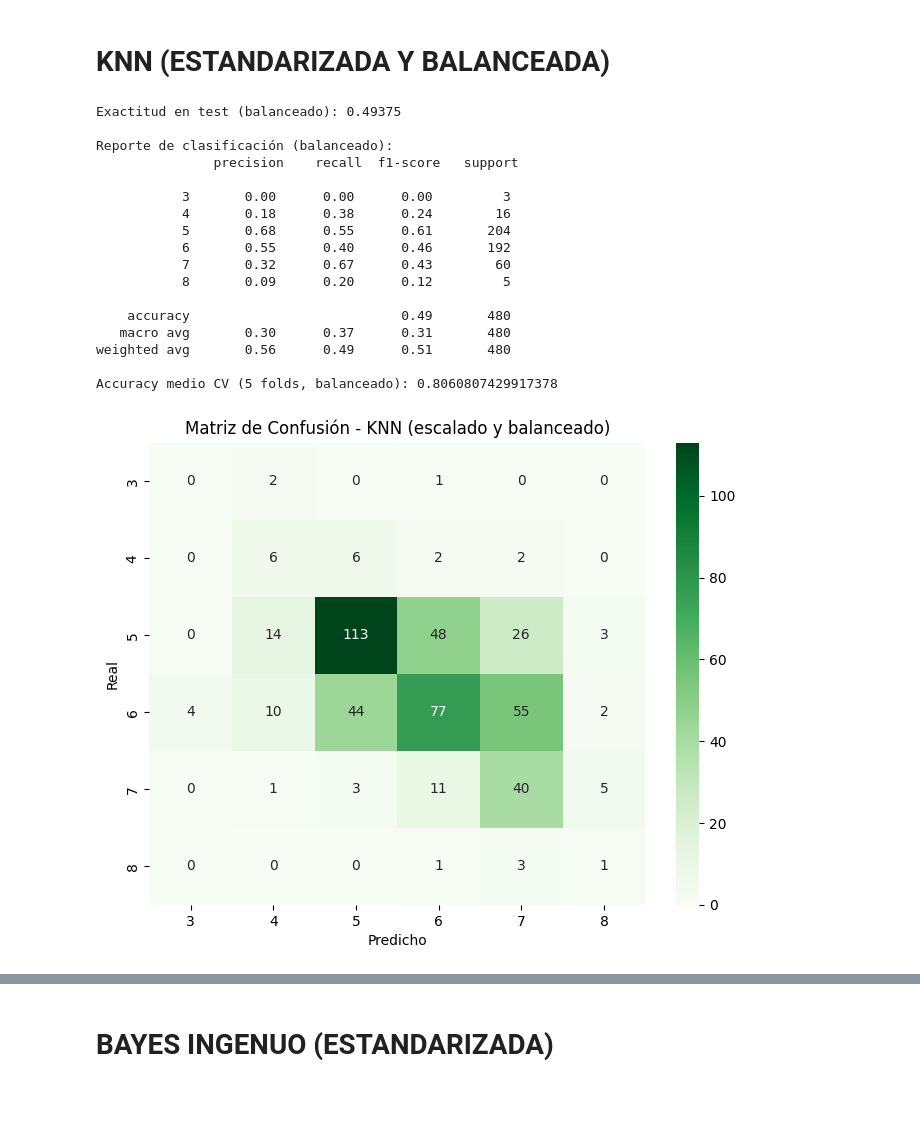
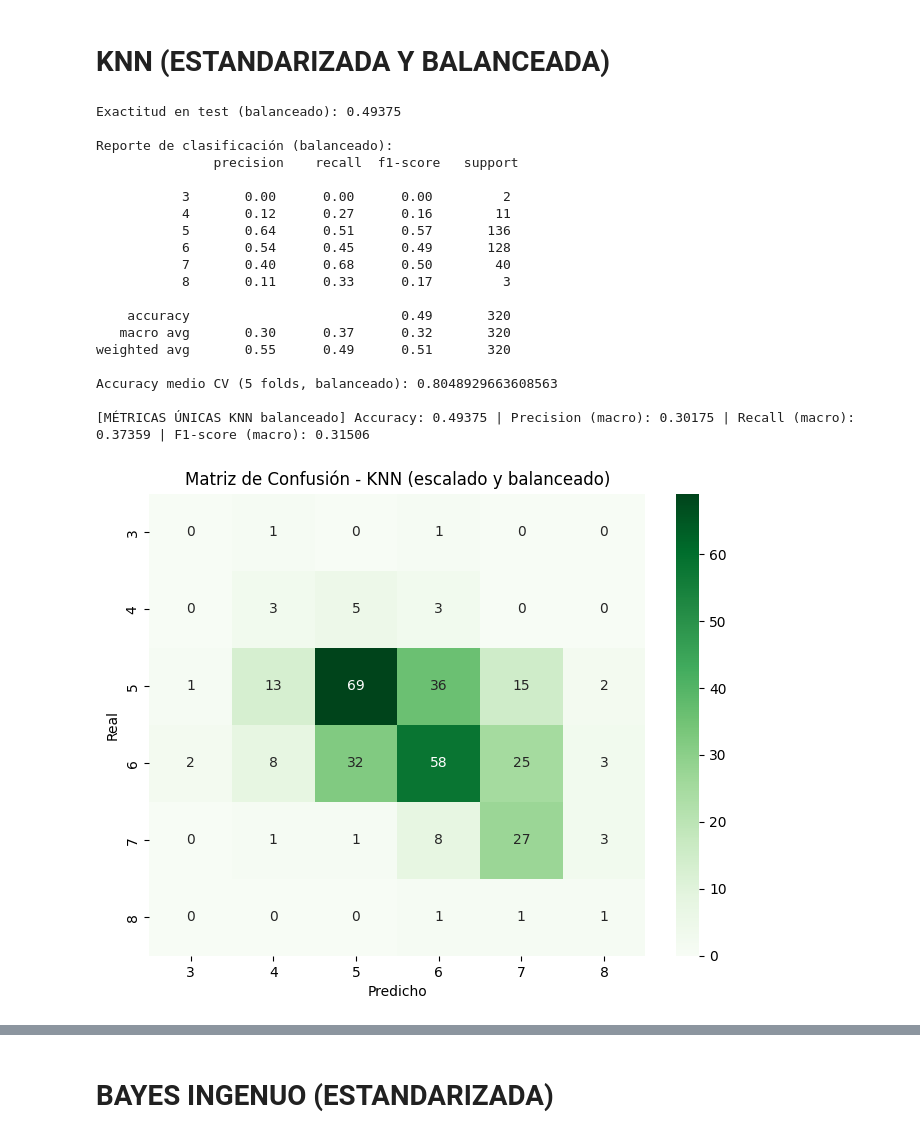
Before and after one commit to matycody/TP-1, a Jupyter notebook: A entregar/pareja2_exportado_completo.ipynb, the cells around one changed output, grey strips where cells are left out. Cells and saved outputs as stored; diff of their text form; code cells hidden in the pictures; blank space fills up the shorter version.

```diff
--- a/A entregar/pareja2_exportado_completo.ipynb
+++ b/A entregar/pareja2_exportado_completo.ipynb
@@ -158,7 +291,7 @@ X = df.drop('quality', axis=1)
 y = df['quality']
 
 # División train-test
-X_train, X_test, y_train, y_test = train_test_split(X, y, test_size=0.3, random_state=42, stratify=y)
+X_train, X_test, y_train, y_test = train_test_split(X, y, test_size=0.2, random_state=42, stratify=y)
 
 # Escalado
 scaler = StandardScaler()
@@ -209,10 +342,16 @@ Accuracy medio CV (5 folds): 0.525323275862069
 # %% [markdown]
 # KNN (ESTANDARIZADA Y BALANCEADA)
 # %%
+"""
+NOTA IMPORTANTE:
+En este bloque, el conjunto de entrenamiento y prueba ya fue dividido previamente con test_size=0.2 (80% train, 20% test).
+El balanceo (RandomOverSampler) se aplica SOLO sobre el 80% de entrenamiento.
+El 20% de test queda intacto y se usa para evaluar el modelo.
+"""
 # Balanceo con RandomOverSampler (sobremuestreo)
 from imblearn.over_sampling import RandomOverSampler
 from sklearn.neighbors import KNeighborsClassifier
-from sklearn.metrics import classification_report, confusion_matrix, accuracy_score
+from sklearn.metrics import classification_report, confusion_matrix, accuracy_score, precision_score, recall_score, f1_score
 from sklearn.model_selection import cross_val_score
 import numpy as np
 
@@ -228,41 +367,50 @@ X_train_bal, y_train_bal = ros.fit_resample(X_train_scaled, y_train)
 # Modelo KNN (puedes ajustar n_neighbors según tu búsqueda óptima)
 knn_bal = KNeighborsClassifier(n_neighbors=5)
 knn_bal.fit(X_train_bal, y_train_bal)
 
 y_pred_bal = knn_bal.predict(X_test_scaled)
 
 # Evaluación
 print("Exactitud en test (balanceado):", accuracy_score(y_test, y_pred_bal))
 print("\nReporte de clasificación (balanceado):\n", classification_report(y_test, y_pred_bal))
 
 # Validación cruzada (en todo X balanceado)
 scores_bal = cross_val_score(knn_bal, X_train_bal, y_train_bal, cv=5, scoring="accuracy")
 print("Accuracy medio CV (5 folds, balanceado):", scores_bal.mean())
 
+# --- MÉTRICAS ÚNICAS PARA INFORME ---
+accuracy = accuracy_score(y_test, y_pred_bal)
+precision = precision_score(y_test, y_pred_bal, average='macro')
+recall = recall_score(y_test, y_pred_bal, average='macro')
+f1 = f1_score(y_test, y_pred_bal, average='macro')
+print(f"\n[MÉTRICAS ÚNICAS KNN balanceado] Accuracy: {accuracy:.5f} | Precision (macro): {precision:.5f} | Recall (macro): {recall:.5f} | F1-score (macro): {f1:.5f}")
+
 # Matriz de confusión
 cm_bal = confusion_matrix(y_test, y_pred_bal)
 plt.figure(figsize=(8,6))
 sns.heatmap(cm_bal, annot=True, fmt="d", cmap="Greens", xticklabels=np.sort(np.unique(y)), yticklabels=np.sort(np.unique(y)))
 plt.xlabel("Predicho")
 plt.ylabel("Real")
 plt.title("Matriz de Confusión - KNN (escalado y balanceado)")
 plt.show()
 # %% [output]
 Exactitud en test (balanceado): 0.49375
 
 Reporte de clasificación (balanceado):
                precision    recall  f1-score   support
 
-           3       0.00      0.00      0.00         3
-           4       0.18      0.38      0.24        16
-           5       0.68      0.55      0.61       204
-           6       0.55      0.40      0.46       192
-           7       0.32      0.67      0.43        60
-           8       0.09      0.20      0.12         5
+           3       0.00      0.00      0.00         2
+           4       0.12      0.27      0.16        11
+           5       0.64      0.51      0.57       136
+           6       0.54      0.45      0.49       128
+           7       0.40      0.68      0.50        40
+           8       0.11      0.33      0.17         3
 
-    accuracy                           0.49       480
-   macro avg       0.30      0.37      0.31       480
-weighted avg       0.56      0.49      0.51       480
+    accuracy                           0.49       320
+   macro avg       0.30      0.37      0.32       320
+weighted avg       0.55      0.49      0.51       320
 
-Accuracy medio CV (5 folds, balanceado): 0.8060807429917378
+Accuracy medio CV (5 folds, balanceado): 0.8048929663608563
+
+[MÉTRICAS ÚNICAS KNN balanceado] Accuracy: 0.49375 | Precision (macro): 0.30175 | Recall (macro): 0.37359 | F1-score (macro): 0.31506
-[figure, old version]
+[figure, new version]
```
Also changed, not shown: parts of 23 cells of this notebook, 9 other files.
